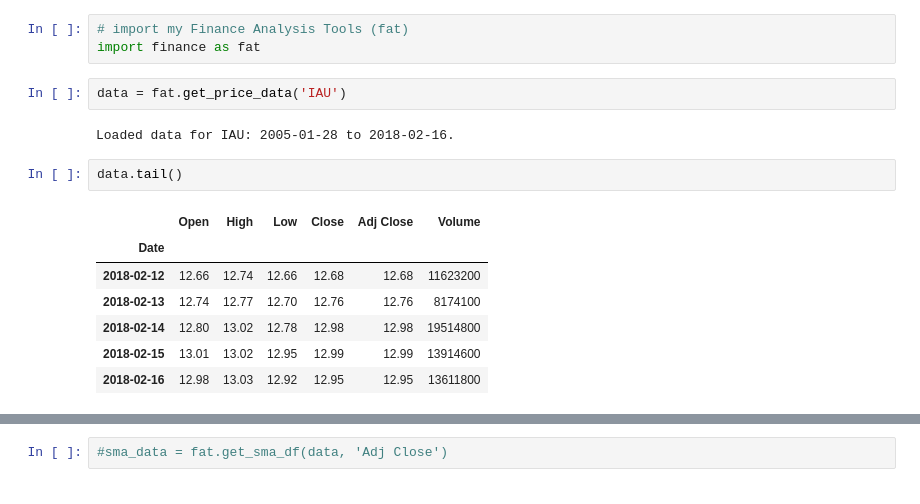
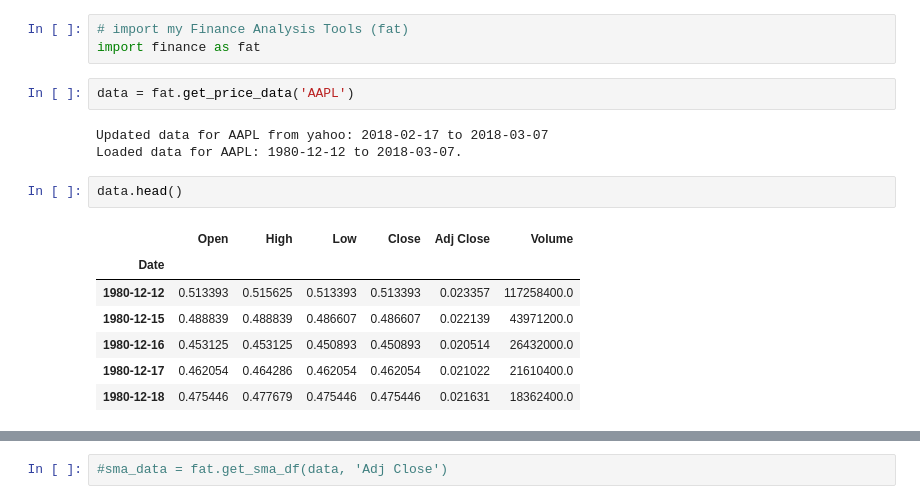
Before and after one commit to matthewrcarpenter/finance, a Jupyter notebook: Notebooks/Finance-Test-Yahoo.ipynb, the cells around one changed output, grey strips where cells are left out. Cells and saved outputs as stored; diff of their text form.

```diff
--- a/Notebooks/Finance-Test-Yahoo.ipynb
+++ b/Notebooks/Finance-Test-Yahoo.ipynb
@@ -14,16 +14,17 @@ import pandas as pd
 # import my Finance Analysis Tools (fat)
 import finance as fat
 # %%
-data = fat.get_price_data('IAU')
+data = fat.get_price_data('AAPL')
 # %% [output]
-Loaded data for IAU: 2005-01-28 to 2018-02-16.
+Updated data for AAPL from yahoo: 2018-02-17 to 2018-03-07
+Loaded data for AAPL: 1980-12-12 to 2018-03-07.
 # %%
-data.tail()
+data.head()
 # %% [output]
 |  | Open | High | Low | Close | Adj Close | Volume |
 | Date |  |  |  |  |  |  |
-| 2018-02-12 | 12.66 | 12.74 | 12.66 | 12.68 | 12.68 | 11623200 |
-| 2018-02-13 | 12.74 | 12.77 | 12.70 | 12.76 | 12.76 | 8174100 |
-| 2018-02-14 | 12.80 | 13.02 | 12.78 | 12.98 | 12.98 | 19514800 |
-| 2018-02-15 | 13.01 | 13.02 | 12.95 | 12.99 | 12.99 | 13914600 |
-| 2018-02-16 | 12.98 | 13.03 | 12.92 | 12.95 | 12.95 | 13611800 |
+| 1980-12-12 | 0.513393 | 0.515625 | 0.513393 | 0.513393 | 0.023357 | 117258400.0 |
+| 1980-12-15 | 0.488839 | 0.488839 | 0.486607 | 0.486607 | 0.022139 | 43971200.0 |
+| 1980-12-16 | 0.453125 | 0.453125 | 0.450893 | 0.450893 | 0.020514 | 26432000.0 |
+| 1980-12-17 | 0.462054 | 0.464286 | 0.462054 | 0.462054 | 0.021022 | 21610400.0 |
+| 1980-12-18 | 0.475446 | 0.477679 | 0.475446 | 0.475446 | 0.021631 | 18362400.0 |
```
Also changed, not shown: parts of 1 cell of this notebook, 5 other files.
